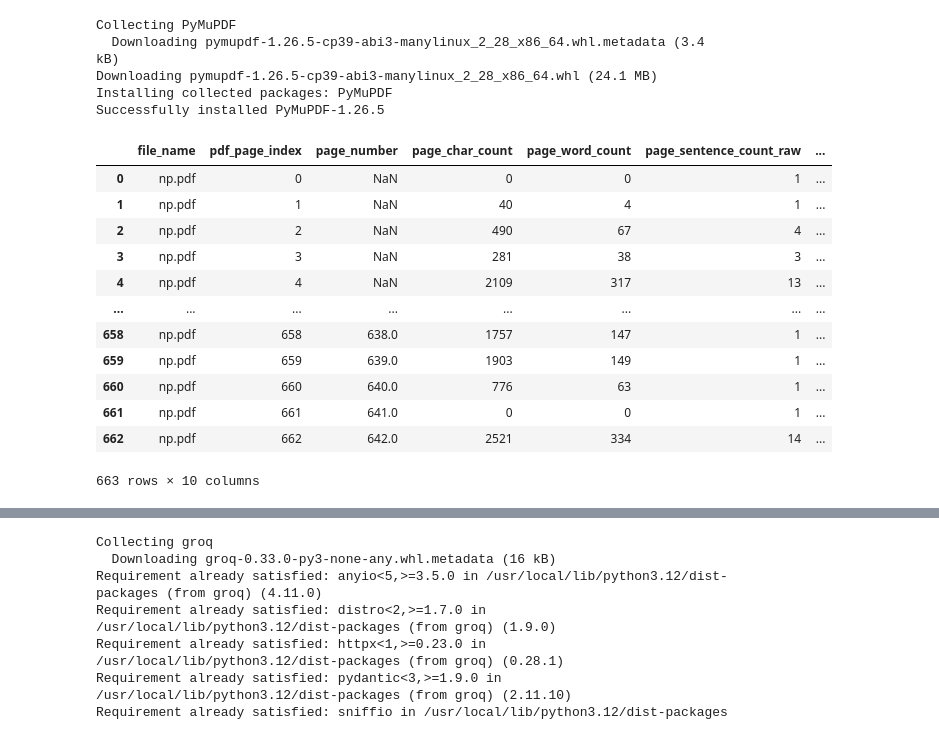
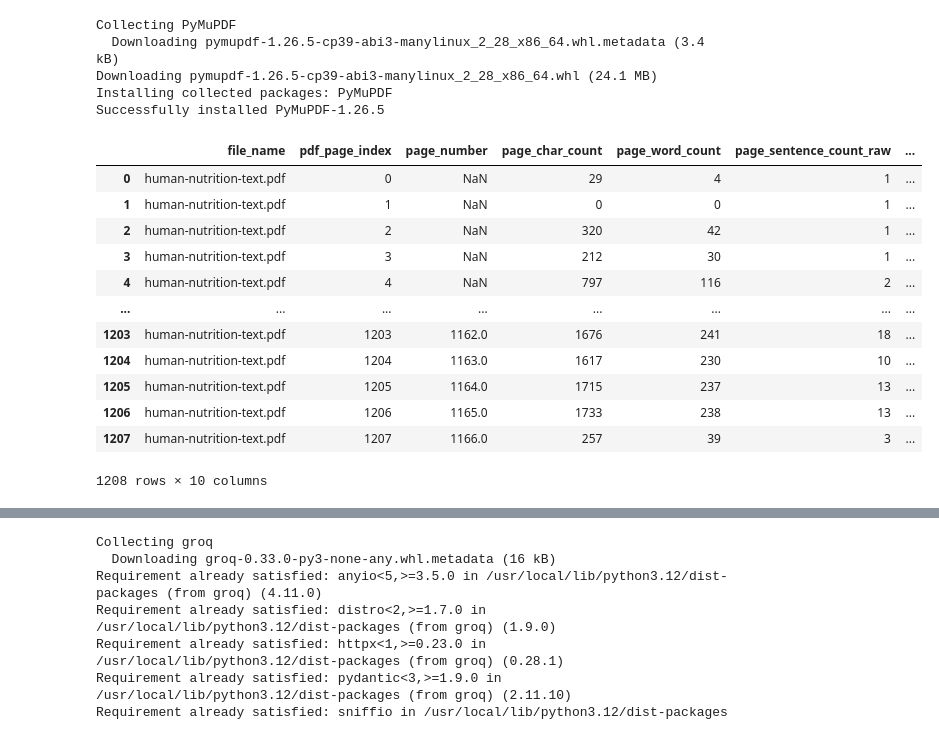
Before and after one commit to nickanely/PDF_RAG_Explorer, a Jupyter notebook: PDF_RAG_Explorer.ipynb, the cells around one changed output, grey strips where cells are left out. Cells and saved outputs as stored; diff of their text form; code cells hidden in the pictures.

```diff
--- a/PDF_RAG_Explorer.ipynb
+++ b/PDF_RAG_Explorer.ipynb
@@ -78,45 +95,45 @@ def open_and_read_pdf(pdf_path: str) -> list[dict]:
             text = page.get_text("text")
             text_clean = text.replace("\n", " ").strip()
 
             doc_spacy = nlp(text)
             sentences = [sent.text.strip() for sent in doc_spacy.sents if sent.text.strip()]
 
             logical_page = None
             if first_index is not None and i >= first_index:
                 logical_page = 1 + (i - first_index)
 
 
             content.append({
                 "file_name": pdf_path,
                 "pdf_page_index": i,
                 "page_number": logical_page,
                 "page_char_count": len(text_clean),
                 "page_word_count": len(text_clean.split()),
                 "page_sentence_count_raw": len(text_clean.split(". ")),
                 "page_token_count": len(text_clean) // 4,
                 "sentences": sentences,
                 "sentence_count": len(sentences),
                 "text": text_clean
             })
         return content
 
 
-# content = open_and_read_pdf("human-nutrition-text.pdf")
-content = open_and_read_pdf("np.pdf")
+content = open_and_read_pdf("human-nutrition-text.pdf")
+# content = open_and_read_pdf("np.pdf")
 df = pd.DataFrame(content)
 display(df)
 # %% [output]
 |  | file_name | pdf_page_index | page_number | page_char_count | page_word_count | page_sentence_count_raw | ... |
-| 0 | np.pdf | 0 | NaN | 0 | 0 | 1 | ... |
-| 1 | np.pdf | 1 | NaN | 40 | 4 | 1 | ... |
-| 2 | np.pdf | 2 | NaN | 490 | 67 | 4 | ... |
-| 3 | np.pdf | 3 | NaN | 281 | 38 | 3 | ... |
-| 4 | np.pdf | 4 | NaN | 2109 | 317 | 13 | ... |
+| 0 | human-nutrition-text.pdf | 0 | NaN | 29 | 4 | 1 | ... |
+| 1 | human-nutrition-text.pdf | 1 | NaN | 0 | 0 | 1 | ... |
+| 2 | human-nutrition-text.pdf | 2 | NaN | 320 | 42 | 1 | ... |
+| 3 | human-nutrition-text.pdf | 3 | NaN | 212 | 30 | 1 | ... |
+| 4 | human-nutrition-text.pdf | 4 | NaN | 797 | 116 | 2 | ... |
 | ... | ... | ... | ... | ... | ... | ... | ... |
-| 658 | np.pdf | 658 | 638.0 | 1757 | 147 | 1 | ... |
-| 659 | np.pdf | 659 | 639.0 | 1903 | 149 | 1 | ... |
-| 660 | np.pdf | 660 | 640.0 | 776 | 63 | 1 | ... |
-| 661 | np.pdf | 661 | 641.0 | 0 | 0 | 1 | ... |
-| 662 | np.pdf | 662 | 642.0 | 2521 | 334 | 14 | ... |
+| 1203 | human-nutrition-text.pdf | 1203 | 1162.0 | 1676 | 241 | 18 | ... |
+| 1204 | human-nutrition-text.pdf | 1204 | 1163.0 | 1617 | 230 | 10 | ... |
+| 1205 | human-nutrition-text.pdf | 1205 | 1164.0 | 1715 | 237 | 13 | ... |
+| 1206 | human-nutrition-text.pdf | 1206 | 1165.0 | 1733 | 238 | 13 | ... |
+| 1207 | human-nutrition-text.pdf | 1207 | 1166.0 | 257 | 39 | 3 | ... |
-663 rows × 10 columns
+1208 rows × 10 columns
 # %%
```
Also changed, not shown: parts of 13 cells of this notebook.
